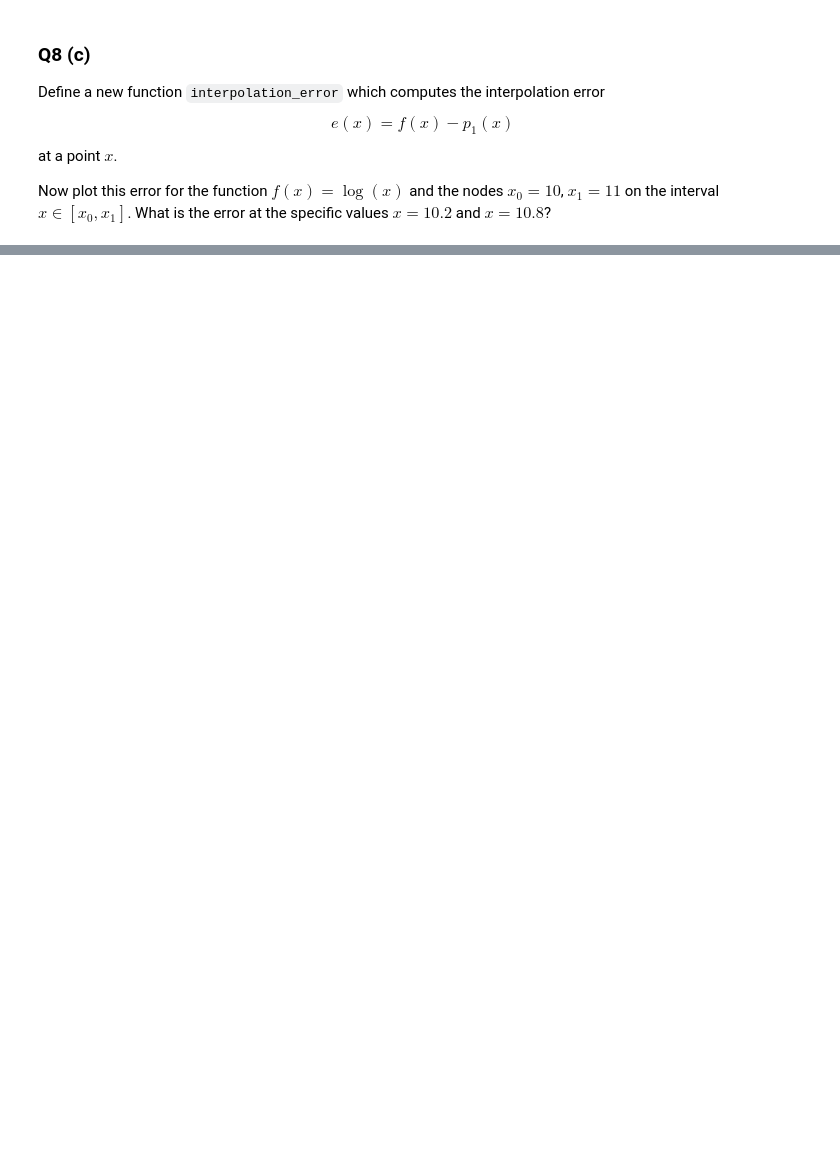
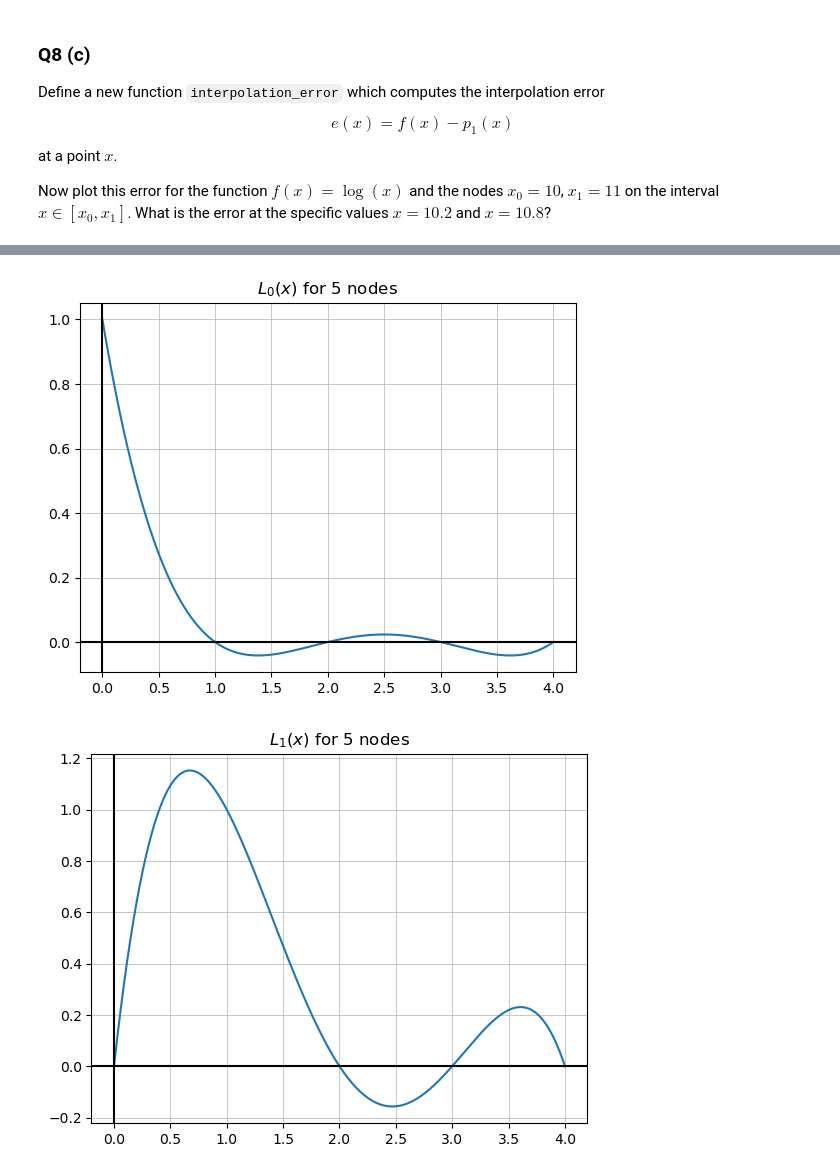
Before and after one commit to DoctorDalek1963/uni, a Jupyter notebook: second-year/MA2K4-Numerical-Methods-and-Computing/Ass-1/Dyson_Dyson_5503449_MA2K4_Assignment_1.ipynb, the cells around one changed output, grey strips where cells are left out. Saved outputs shown, nothing was run; the diff lists cells and outputs as text; code cells hidden in the pictures; blank space fills up the shorter version.

```diff
--- a/second-year/MA2K4-Numerical-Methods-and-Computing/Ass-1/Dyson_Dyson_5503449_MA2K4_Assignment_1.ipynb
+++ b/second-year/MA2K4-Numerical-Methods-and-Computing/Ass-1/Dyson_Dyson_5503449_MA2K4_Assignment_1.ipynb
@@ -134,14 +184,45 @@ Using this function, plot all 5 Lagrange polynomials $L_k(x), k \in \{0, \dotsc,
 # %%
 def lagrange(k, x, nodes):
+    assert type(x) == np.ndarray, "x must be a NumPy array"
+    assert type(nodes) == np.ndarray, "nodes must be a NumPy array"
+
     # Filter k out of our list of 0 to m
     # Do this with NumPy because a Python for-loop is needlessly inefficient
     all_j = np.arange(0, len(nodes))
     j = all_j[all_j != k]
 
     # This is x_k - x_j
-    nodes[k] - x[j]
-    # And x - x_k
-    x - j
-    # This doesn't work
+    denom = nodes[k] - nodes[j]
+
+    # We expect `x` to be a NumPy array, so we map over all the elements `x_` in the array `x`.
+    # For each `x_`, `(x_ - nodes[j]) / denom` is an array of all the fractions that we want to
+    # multiply together, so we pass it to np.multiply.reduce to do it efficiently. Once the map
+    # is done, we just convert it back into NumPy land and return it
+    return np.array(list(
+        map(lambda x_: np.multiply.reduce((x_ - nodes[j]) / denom), x)
+    ))
 # %%
-# TODO: Plot
+def plot_lagrange(k, x, nodes) -> None:
+    y = lagrange(k, x, nodes)
+
+    plt.plot(x, y)
+
+    plt.axhline(0, color="black")
+    plt.axvline(0, color="black")
+    plt.grid(True, which='both', linestyle='-', linewidth=0.5)
+
+    plt.title(f"$L_{k}(x)$ for {len(nodes)} nodes")
+
+    plt.show()
+    plt.clf()
+    plt.close()
+
+
+x = np.linspace(0, 4, 10_000)
+nodes = np.arange(5)
+
+for k in range(5):
+    plot_lagrange(k, x, nodes)
+# %% [output]
+[figure, added]
+[figure, added]
```
Also changed, not shown: parts of 16 cells of this notebook.
